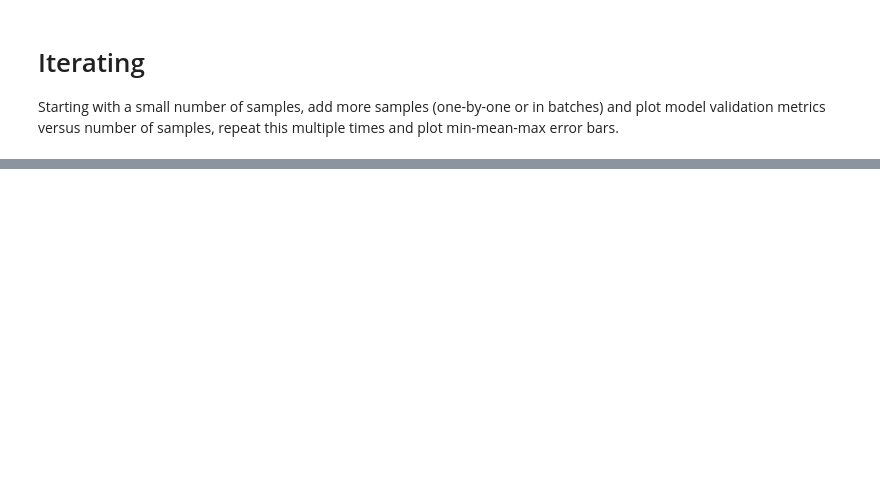
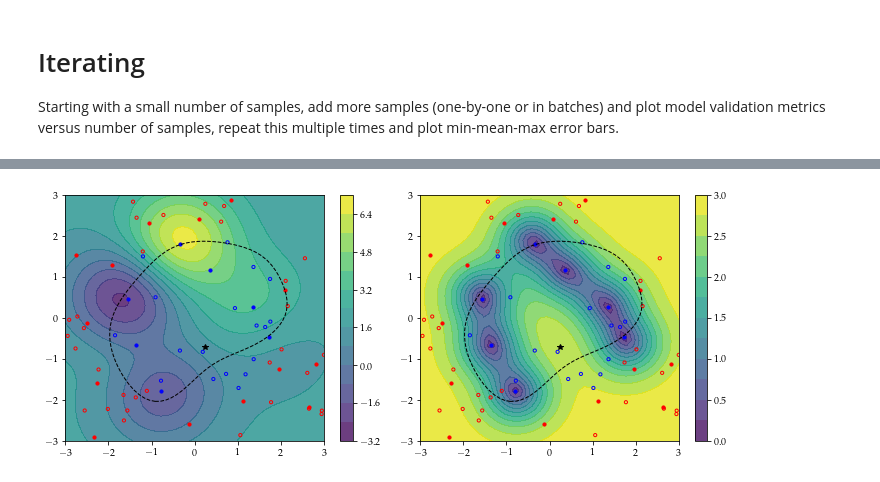
Before and after one commit to MGuo-Lab/oodx, a Jupyter notebook: notebooks/adaptive_sampling.ipynb, the cells around one changed output, grey strips where cells are left out. Drawn from its saved outputs; the diff is of its cells as text; code cells hidden in the pictures; blank space fills up the shorter version.

```diff
--- a/notebooks/adaptive_sampling.ipynb
+++ b/notebooks/adaptive_sampling.ipynb
@@ -494,0 +562,41 @@ plt.tight_layout()
+# %%
+ads = AdaptiveSampler(dh.space_, regressor, classifier)
+new_x = ads.max_gp_std(solver=solver, tee=False)
+new_x = dh.inv_scale_x(new_x)
+new_y = peaks(new_x)
+new_t = feas(new_x)
+
+x1, x2 = np.linspace(-3, 3, 50), np.linspace(-3, 3, 50)
+x1grid, x2grid = np.meshgrid(x1, x2)
+x_new = np.c_[x1grid.ravel(), x2grid.ravel()]
+x_scaled = dh.scale_x(x_new)
+
+pred, std = regressor.predict(x_scaled, return_std=True)
+pred, std = dh.inv_scale_y(pred), std * dh.y_std
+pred, std = pred.reshape(x1grid.shape), std.reshape(x1grid.shape)
+
+prob = classifier.predict(x_scaled)
+prob = prob.reshape(x1grid.shape)
+
+fig, (ax1, ax2) = plt.subplots(1, 2, figsize=(10, 4))
+c1 = ax1.contourf(x1, x2, pred, levels=12, alpha=0.8)
+ax1.contour(x1, x2, prob, levels=[0.5], linestyles='dashed', colors='k', linewidths=1)
+ax1.scatter(dh.x[dh.t.ravel()==1, 0], dh.x[dh.t.ravel()==1, 1], c='b', s=10)
+ax1.scatter(tester.x[tester.t.ravel()==1, 0], tester.x[tester.t.ravel()==1, 1], s=10, facecolors='none', edgecolors='b')
+ax1.scatter(dh.x[dh.t.ravel()==0, 0], dh.x[dh.t.ravel()==0, 1], c='r', s=10)
+ax1.scatter(tester.x[tester.t.ravel()==0, 0], tester.x[tester.t.ravel()==0, 1], s=10, facecolors='none', edgecolors='r')
+ax1.plot(new_x.ravel()[0], new_x.ravel()[1], 'k*')
+fig.colorbar(c1, ax=ax1)
+
+c2 = ax2.contourf(x1, x2, std, levels=12, alpha=0.8)
+ax2.contour(x1, x2, prob, levels=[0.5], linestyles='dashed', colors='k', linewidths=1)
+ax2.scatter(dh.x[dh.t.ravel()==1, 0], dh.x[dh.t.ravel()==1, 1], c='b', s=10)
+ax2.scatter(tester.x[tester.t.ravel()==1, 0], tester.x[tester.t.ravel()==1, 1], s=10, facecolors='none', edgecolors='b')
+ax2.scatter(dh.x[dh.t.ravel()==0, 0], dh.x[dh.t.ravel()==0, 1], c='r', s=10)
+ax2.scatter(tester.x[tester.t.ravel()==0, 0], tester.x[tester.t.ravel()==0, 1], s=10, facecolors='none', edgecolors='r')
+ax2.plot(new_x.ravel()[0], new_x.ravel()[1], 'k*')
+fig.colorbar(c2, ax=ax2)
+
+plt.tight_layout()
+# %% [output]
+[figure, added]
```
Also changed, not shown: parts of 15 cells of this notebook.
